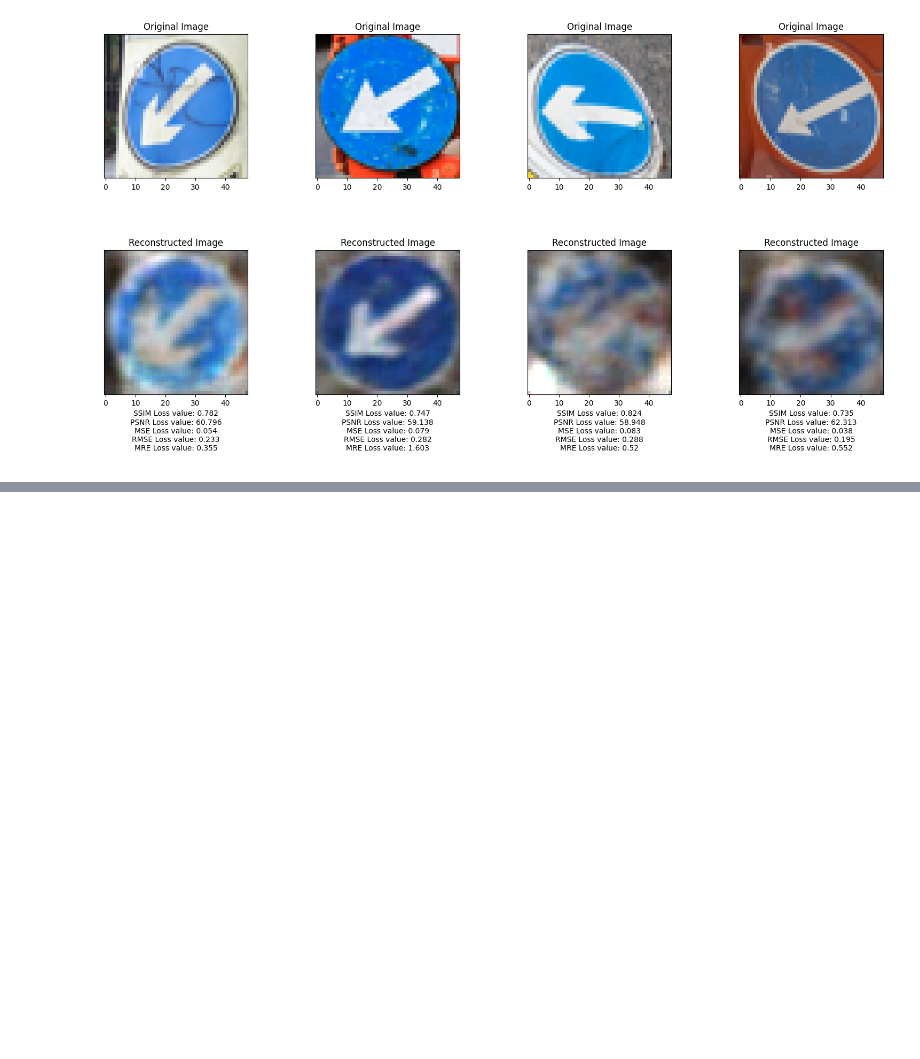
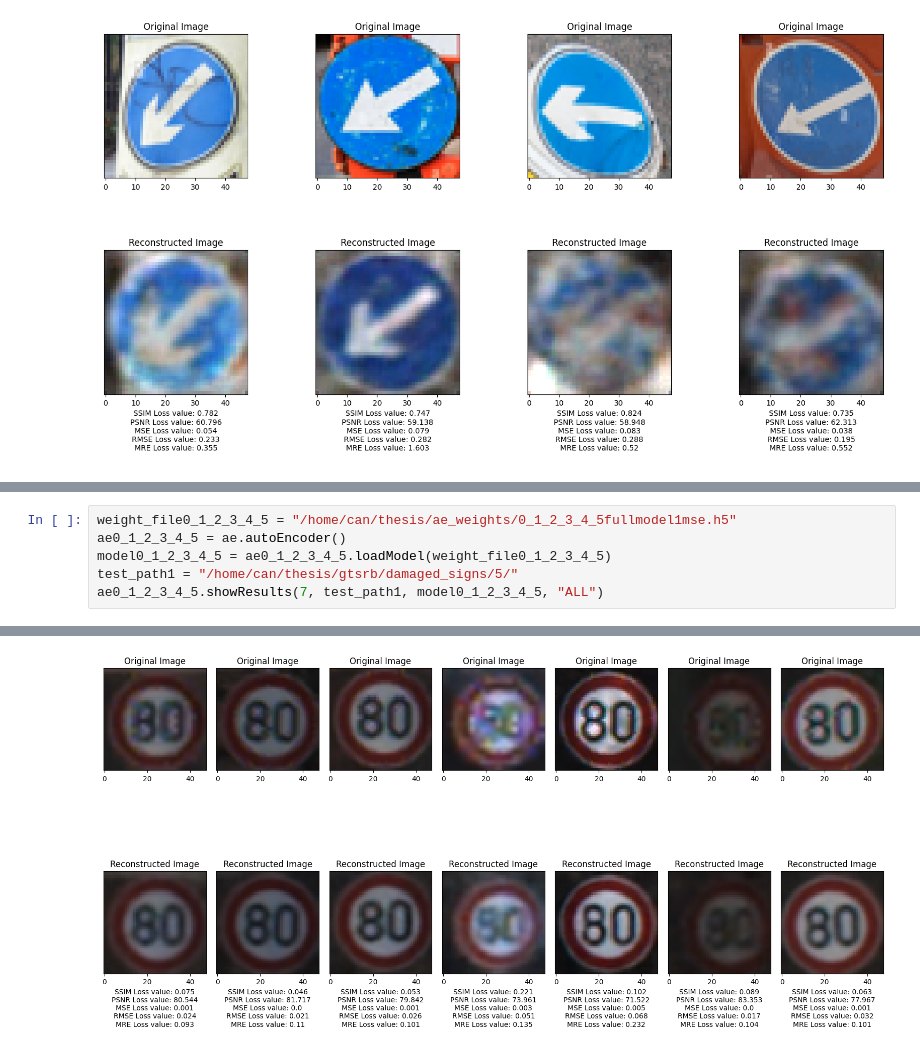
Before and after one commit to canersu/damaged_ts_detection, a Jupyter notebook: notebooks/ae_custom_train.ipynb, the cells around one changed output, grey strips where cells are left out. Drawn from its saved outputs; the diff is of its cells as text; blank space fills up the shorter version.

```diff
--- a/notebooks/ae_custom_train.ipynb
+++ b/notebooks/ae_custom_train.ipynb
@@ -400,0 +509,7 @@ autoencoder.saveModel(weight_dir, ds_name, model_name, loss_type, ds_type)
+# %%
+weight_file0_1_2_3_4_5 = "/home/can/thesis/ae_weights/0_1_2_3_4_5fullmodel1mse.h5"
+ae0_1_2_3_4_5 = ae.autoEncoder()
+model0_1_2_3_4_5 = ae0_1_2_3_4_5.loadModel(weight_file0_1_2_3_4_5)
+test_path1 = "/home/can/thesis/gtsrb/damaged_signs/5/"
+ae0_1_2_3_4_5.showResults(7, test_path1, model0_1_2_3_4_5, "ALL")
+# %% [output]
@@ -400,0 +518 @@ autoencoder.saveModel(weight_dir, ds_name, model_name, loss_type, ds_type)
+[figure, added]
```
Also changed, not shown: parts of 7 cells of this notebook, 3 other files.
